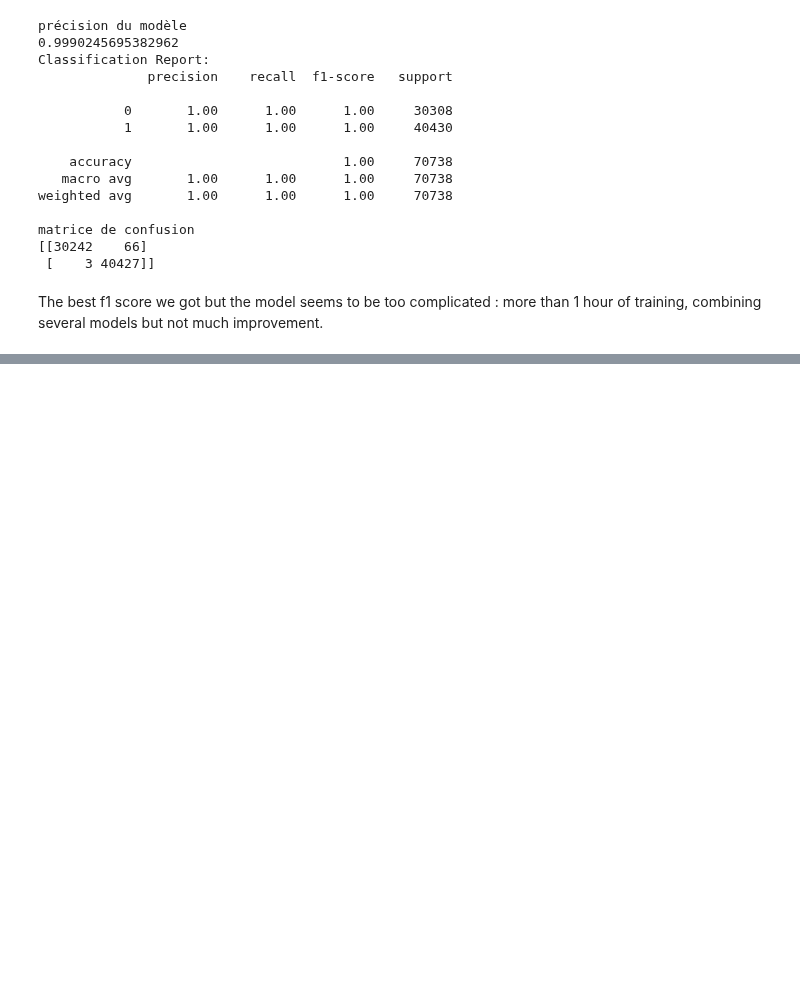
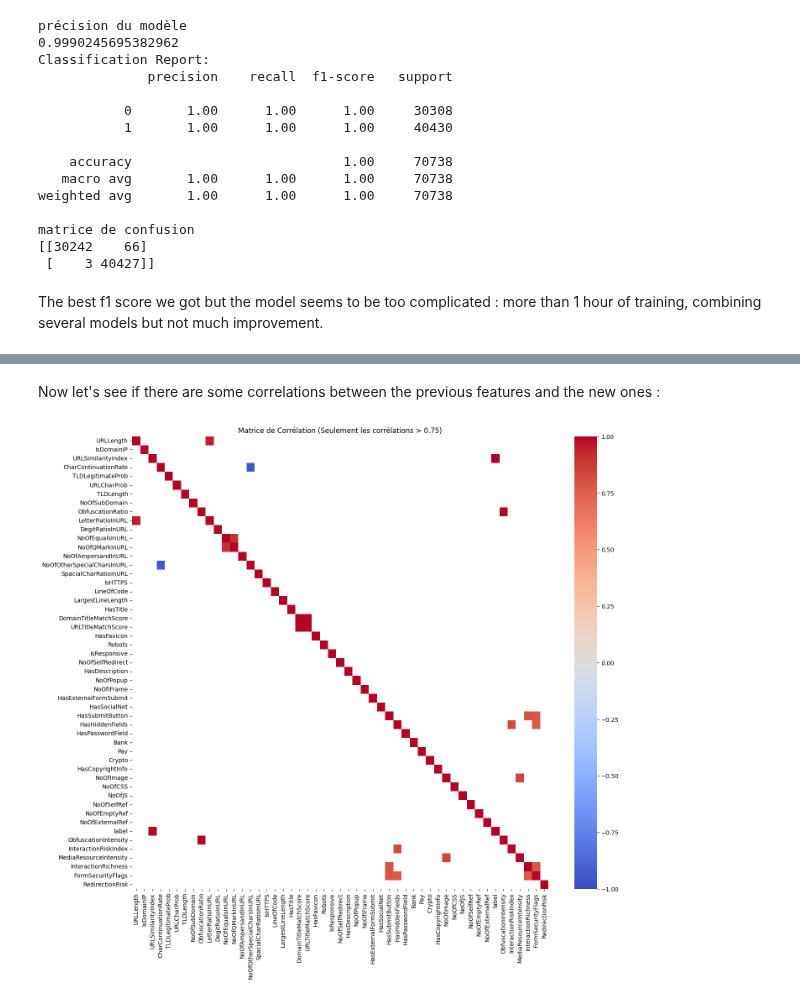
Before and after one commit to mathildadmbl/challenge2, a Jupyter notebook: challenge_2.ipynb, the cells around one changed output, grey strips where cells are left out. Drawn from its saved outputs; the diff is of its cells as text; code cells hidden in the pictures; blank space fills up the shorter version.

```diff
--- a/challenge_2.ipynb
+++ b/challenge_2.ipynb
@@ -925,0 +987,43 @@ We can see that 2 of our created features have been selected (MediaResourceInten
+# %%
+def drop_add_columns_v2(df):
+    # ADDING FEATURES
+    # A high intensity of obfuscated character could be suspicious
+    df['ObfuscationIntensity'] = df['NoOfObfuscatedChar'] / df['DomainLength']
+
+    # Many interactions on a web page could be suspicious
+    # Phising web sites could use pop ups and hidden fields to trap the victimes
+    df['InteractionRiskIndex'] = df['NoOfPopup'] + df['HasExternalFormSubmit'] + df['HasHiddenFields']
+
+    # A high media resource intensity could show a well developed and professional website
+    df['MediaResourceIntensity'] = (df['NoOfImage'] + df['NoOfCSS'] + df['NoOfJS']) / df['URLLength']
+
+    # Hackers use interaction tools to collect sensitive informations
+    df['InteractionRichness'] = df['HasSubmitButton'] + df['HasPasswordField'] + df['HasSocialNet']
+    df['FormSecurityFlags'] = df['HasSubmitButton'] + df['HasPasswordField'] + df['HasExternalFormSubmit'] + df['HasHiddenFields']
+
+    # Hackers use redirection to trap people
+    df['RedirectionRisk'] = df['NoOfURLRedirect'] + df['NoOfSelfRedirect']
+
+    # DROPING FEATURES
+    corelated_columns = ['HasObfuscation', 'NoOfObfuscatedChar','NoOfDegitsInURL','NoOfLettersInURL', 'DomainLength',
+               'NoOfURLRedirect']
+    df.drop(columns=corelated_columns, inplace=True)
+    df.drop(columns=['Unnamed: 0','URL', 'FILENAME', 'Title', 'Domain'], inplace=True)
+
+train_v2 = pd.read_csv('Training_for_evaluation.csv')
+test_v2 = pd.read_csv('Testing_for_evaluation.csv')
+drop_add_columns_v2(train_v2)
+drop_add_columns_v2(test_v2)
+# %% [markdown]
+Now let's see if there are some correlations between the previous features and the new ones :
+# %%
+dfnum = train_v2.select_dtypes(exclude='object')
+correlation_matrix_spearman = dfnum.corr(method='spearman')
+
+filtered_correlation_matrix = correlation_matrix_spearman.where(np.abs(correlation_matrix_spearman) > 0.75)
+plt.figure(figsize=(16, 14))
+sns.heatmap(filtered_correlation_matrix, cmap='coolwarm', vmin=-1, vmax=1, mask=filtered_correlation_matrix.isnull())
+plt.title("Matrice de Corrélation (Seulement les corrélations > 0.75)")
+plt.show()
+# %% [output]
+[figure, added]
```
Also changed, not shown: parts of 34 cells of this notebook.
